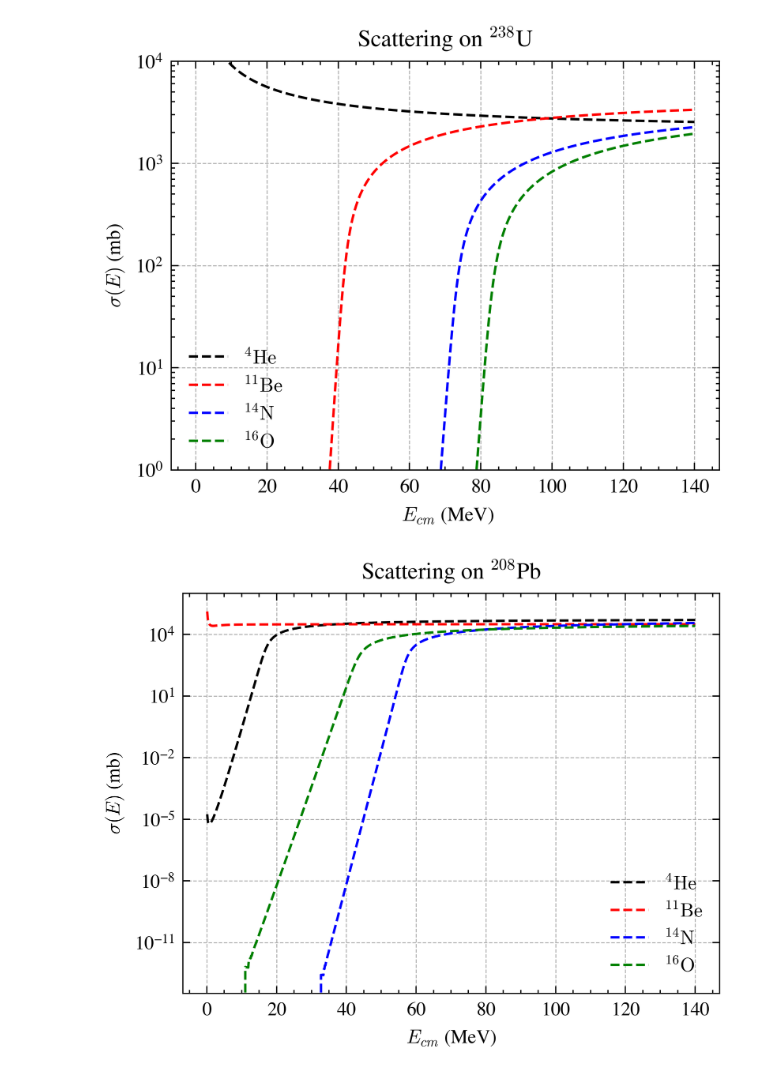
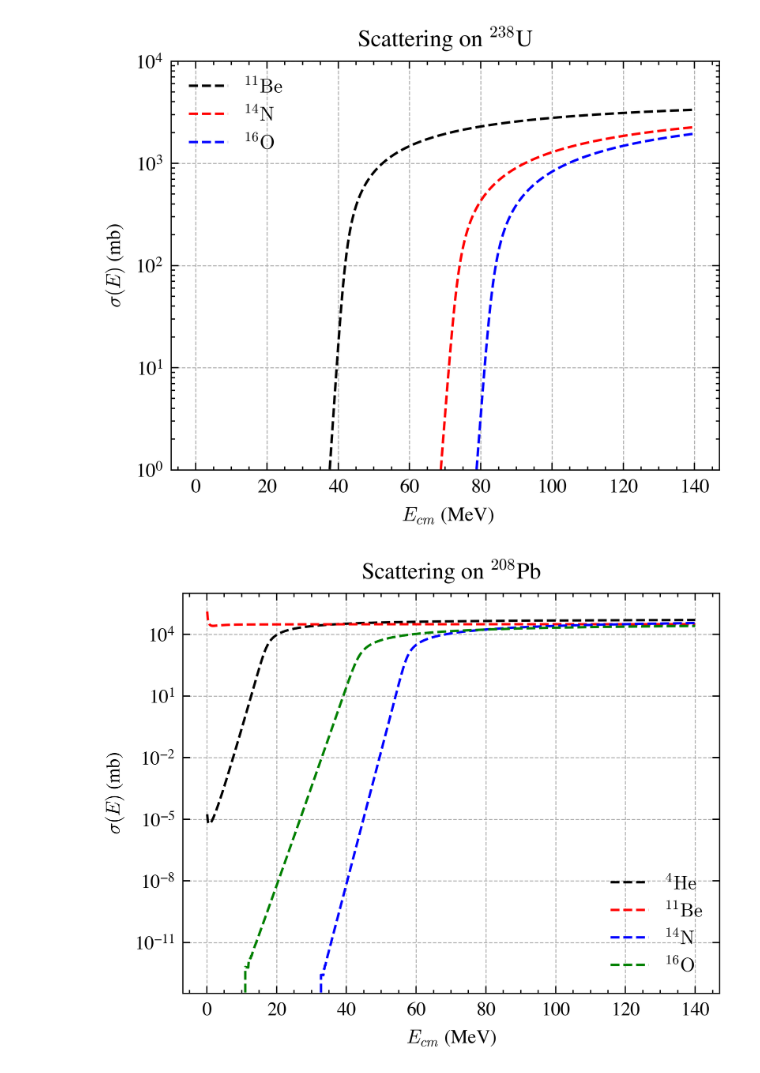
Before and after one commit to aaron-philip/barrier-extraction, a Jupyter notebook: notebooks/WongTestCase.ipynb, the cells around one changed output. Cells and saved outputs as stored; diff of their text form; code cells hidden in the pictures.

```diff
--- a/notebooks/WongTestCase.ipynb
+++ b/notebooks/WongTestCase.ipynb
@@ -61,39 +61,40 @@ E = np.linspace(50, 110, 500)
 sigma_f = 10*sigma(E, A=208, hbarw=5, E0=75)
 # %%
 projectiles = [
-        (r"$^4\mathrm{He}$",  4,  2),
+      #  (r"$^4\mathrm{He}$",  4,  2),
         ( r"$^{11}\mathrm{Be}$", 11, 4),
         (r"$^{14}\mathrm{N}$",  14, 7),
         (r"$^{16}\mathrm{O}$",  16, 8),
       #  ("40Ar", 40, 18),
     ]
 # Target: 238U
 A_t, Z_t = 238, 92
 
 
 # Energies from ≈0 (avoid exact zero) up to 140 MeV
 Es = np.linspace(0.1, 140.0, 1000)
 sigma_all = []
 
 plt.figure(figsize=(4, 3))
 for name, A_p, Z_p in projectiles:
     # instantiate the model for each projectile–target pair
     model = WongCrossSection(A_p, Z_p, A_t, Z_t, a=0.48, V0=70.0, r0=1.25)
     sigma_vals = model.sigma(Es)
     sigma_all.append(sigma_vals)
     plt.plot(Es, sigma_vals, label=name, linestyle='--')
 
 plt.yscale("log")
 plt.ylim(1, 1e4)
 plt.xlabel(" $E_{cm}$ (MeV)")
 plt.ylabel("$\\sigma(E)$ (mb)")
 plt.title("Scattering on $^{238}$U")
 plt.legend(fontsize='medium', loc='best')
 plt.grid(linestyle="--", linewidth=0.4)
+plt.savefig("../plots/wong-238U.png", bbox_inches='tight', dpi=300)
 #plt.tight_layout()
 plt.show()
 # %% [output]
-[figure, old version]
+[figure, new version]
 # %%
 # projectiles
 projectiles = [
```
Also changed, not shown: 2 other files.
